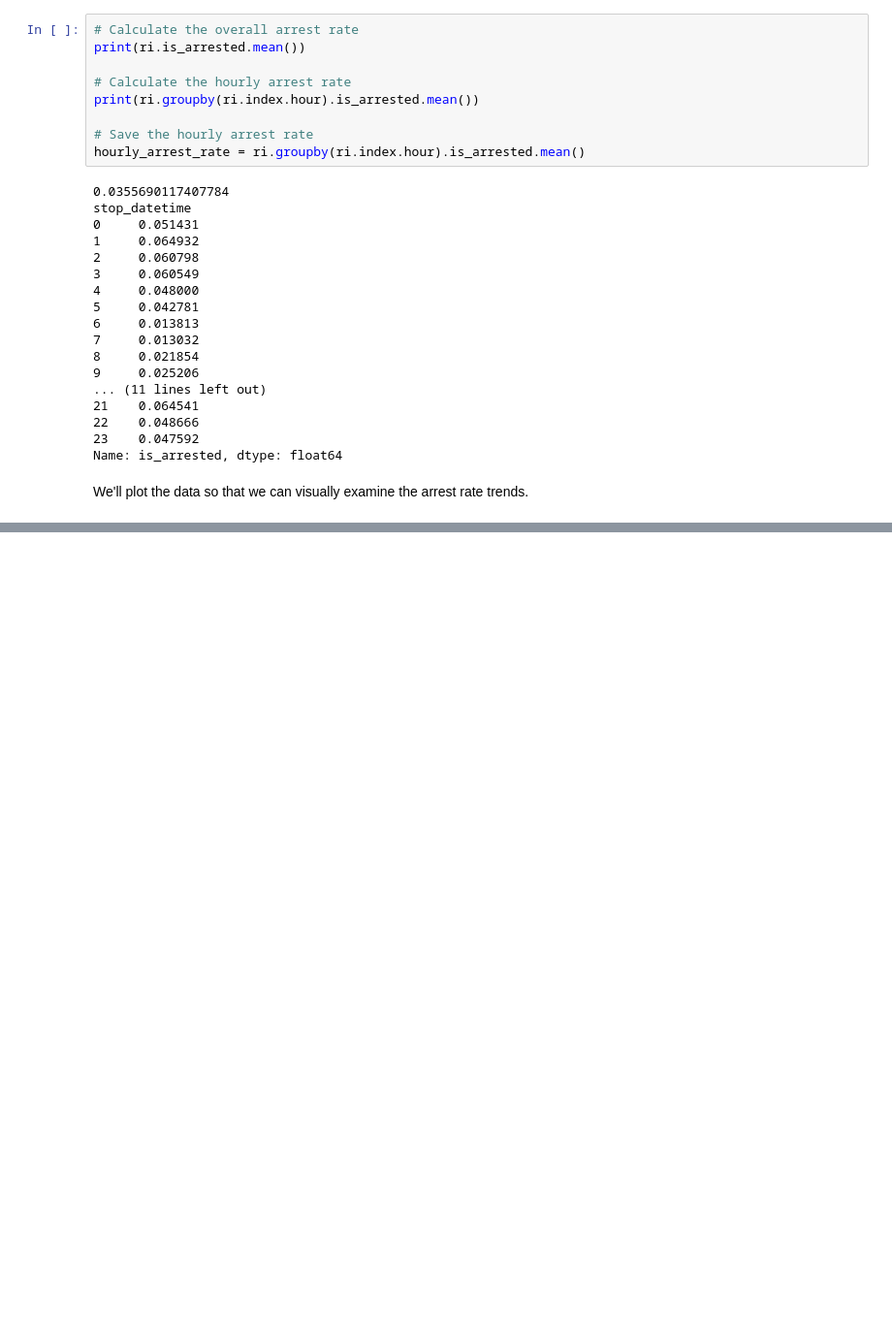
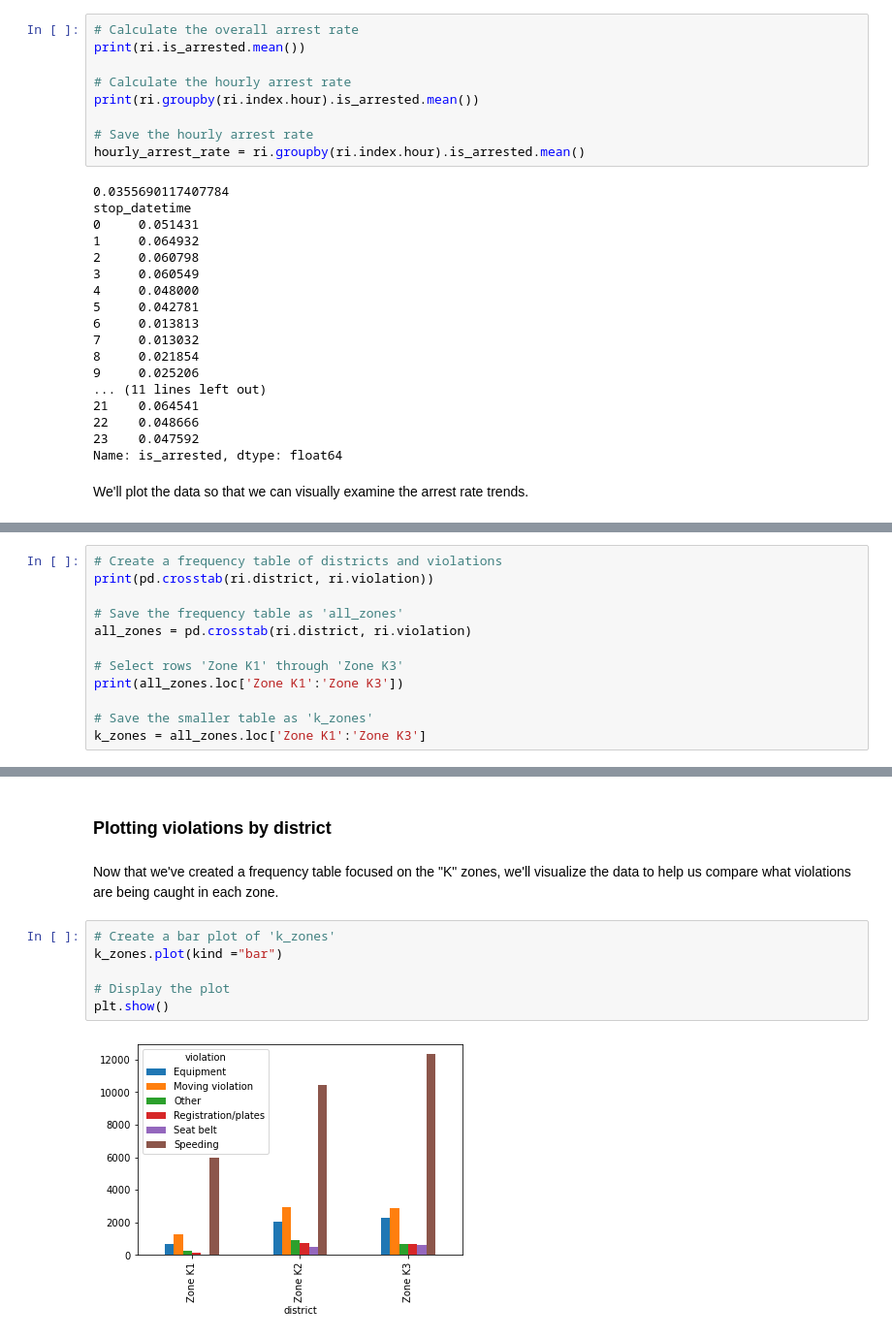
Before and after one commit to HZINA/Stanford-Open-Policing-Project, a Jupyter notebook: Stanford Open Policing Project.ipynb, the cells around one changed output, grey strips where cells are left out. Shown: that part at 97% size. Drawn from its saved outputs; the diff is of its cells as text; blank space fills up the shorter version.

```diff
--- a/Stanford Open Policing Project.ipynb
+++ b/Stanford Open Policing Project.ipynb
@@ -465,0 +542,12 @@ We'll plot the data so that we can visually examine the arrest rate trends.
+# %%
+# Create a frequency table of districts and violations
+print(pd.crosstab(ri.district, ri.violation))
+
+# Save the frequency table as 'all_zones'
+all_zones = pd.crosstab(ri.district, ri.violation)
+
+# Select rows 'Zone K1' through 'Zone K3'
+print(all_zones.loc['Zone K1':'Zone K3'])
+
+# Save the smaller table as 'k_zones'
+k_zones = all_zones.loc['Zone K1':'Zone K3']
@@ -465,0 +572,12 @@ We'll plot the data so that we can visually examine the arrest rate trends.
+# %% [markdown]
+### Plotting violations by district
+# %% [markdown]
+Now that we've created a frequency table focused on the "K" zones, we'll visualize the data to help us compare what violations are being caught in each zone.
+# %%
+# Create a bar plot of 'k_zones'
+k_zones.plot(kind ="bar")
+
+# Display the plot
+plt.show()
+# %% [output]
+[figure, added]
```
Also changed, not shown: parts of 64 cells of this notebook.
